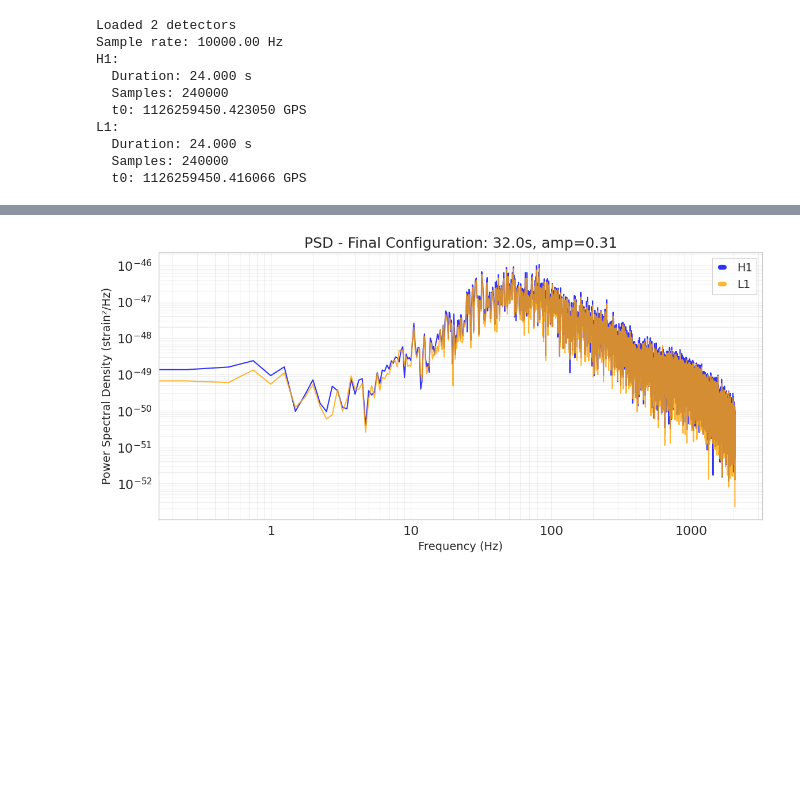
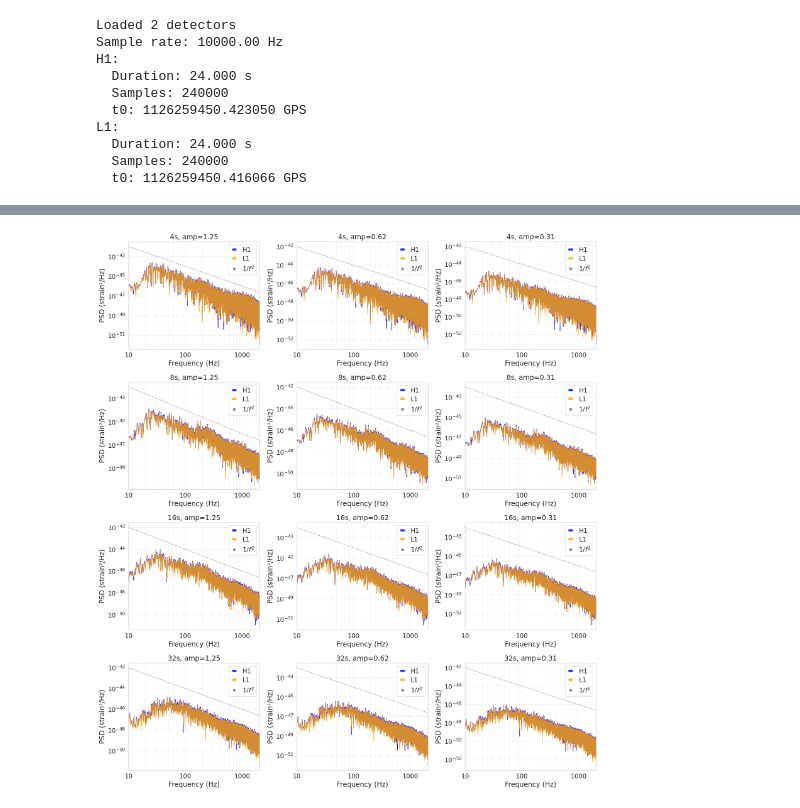
Before and after one commit to chaipattira/gw-collapsar, a Jupyter notebook: notebooks/preprocess_batch.ipynb, the cells around one changed output, grey strips where cells are left out. Drawn from its saved outputs; the diff is of its cells as text; code cells hidden in the pictures; blank space fills up the shorter version.

```diff
--- a/notebooks/preprocess_batch.ipynb
+++ b/notebooks/preprocess_batch.ipynb
@@ -58,7 +58,7 @@ AMPLIFY_FACTORS = [1.25, 0.62, 0.31]  # factors to attenuate the signal
 # Processing parameters
 scale_factor = 1e-23
 target_sample_rate = 4096  # Hz
-tukey_alpha = 0.1
+taper_duration = 0.5  # seconds - fixed taper duration per LIGO paper (arxiv:1908.11170)
 
 # Output configuration
 output_base_dir = '../Frames_1000'  # Base directory for outputs
@@ -70,6 +70,7 @@ psd_overlap = 2
 print(f"Batch configuration:")
 print(f"  Durations: {DURATIONS}")
 print(f"  Amplitude factors: {AMPLIFY_FACTORS}")
+print(f"  Taper duration: {taper_duration}s (fixed)")
 print(f"  Total configurations: {len(DURATIONS) * len(AMPLIFY_FACTORS)} per detector")
 print(f"  Output directory: {output_base_dir}")
 # %% [output]
@@ -303,22 +308,51 @@ else:
 # %%
-# Visualize PSDs of final configuration
-if final_config:
-    fig, ax = plt.subplots(figsize=(12, 6))
+# Visualize PSDs of all configurations
+if all_configs:
+    n_configs = len(all_configs)
+    n_cols = 3
+    n_rows = (n_configs + n_cols - 1) // n_cols
 
-    for det_name, psd in final_config['psd_dict'].items():
-        ax.loglog(psd.frequencies.value, psd.value,
-                  color=DETECTORS[det_name]['color'], linewidth=1.5,
-                  label=det_name, alpha=0.8)
+    fig, axes = plt.subplots(n_rows, n_cols, figsize=(6 * n_cols, 5 * n_rows))
+    axes = axes.flatten()
 
-    ax.set_xlabel('Frequency (Hz)', fontsize=14)
-    ax.set_ylabel('Power Spectral Density (strain²/Hz)', fontsize=14)
-    ax.set_title(f"PSD - Final Configuration: {final_config['duration']}s, amp={final_config['amplitude']}",
-                 fontsize=18)
-    ax.legend(fontsize=14)
-    ax.grid(True, alpha=0.3, which='both')
+    for config_idx, config in enumerate(all_configs):
+        ax = axes[config_idx]
+
+        for det_name, psd in config['psd_dict'].items():
+            ax.loglog(psd.frequencies.value, psd.value,
+                      color=DETECTORS[det_name]['color'], linewidth=1.5,
+                      label=det_name, alpha=0.8)
+
+        # Add 1/f^2 reference line
+        # Get frequency range from the first PSD
+        first_psd = list(config['psd_dict'].values())[0]
+        freq = first_psd.frequencies.value
+        freq_mask = (freq >= 10) & (freq <= 2048)
+        freq_plot = freq[freq_mask]
+
+        # Calculate 1/f^2 and scale to match typical PSD values for visibility
+        # Scale factor chosen to make the line visible in the plot
+        f0 = 100  # reference frequency (Hz)
+        psd0 = 1e-44  # scale factor (adjust as needed for visibility)
+        one_over_f2 = psd0 * (f0 / freq_plot)**2
+
+        ax.loglog(freq_plot, one_over_f2, 'k--', linewidth=1.0,
+                  label='$1/f^2$', alpha=0.5)
+
+        ax.set_xlabel('Frequency (Hz)')
+        ax.set_ylabel('PSD (strain²/Hz)')
+        ax.set_title(f"{config['duration']:.0f}s, amp={config['amplitude']}")
+        ax.set_xlim(10, 2048)
+        ax.legend()
+        ax.grid(True, alpha=0.3, which='both')
+
+    # Hide unused subplots
+    for idx in range(n_configs, len(axes)):
+        axes[idx].set_visible(False)
+
     plt.tight_layout()
     plt.show()
 else:
-    print("No final configuration to visualize")
+    print("No configurations to visualize")
 # %% [output]
-[figure, old version]
+[figure, new version]
```
Also changed, not shown: parts of 5 cells of this notebook, 2 other files.
